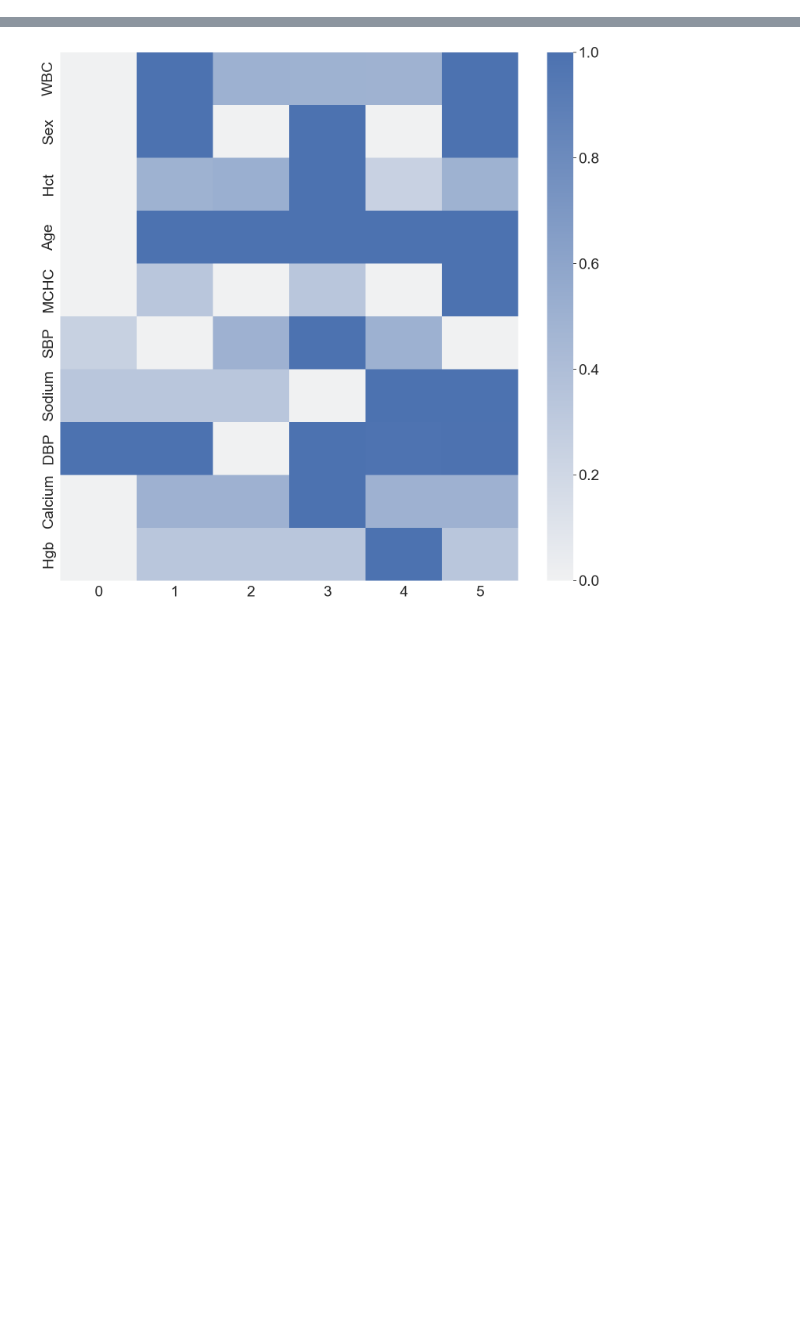
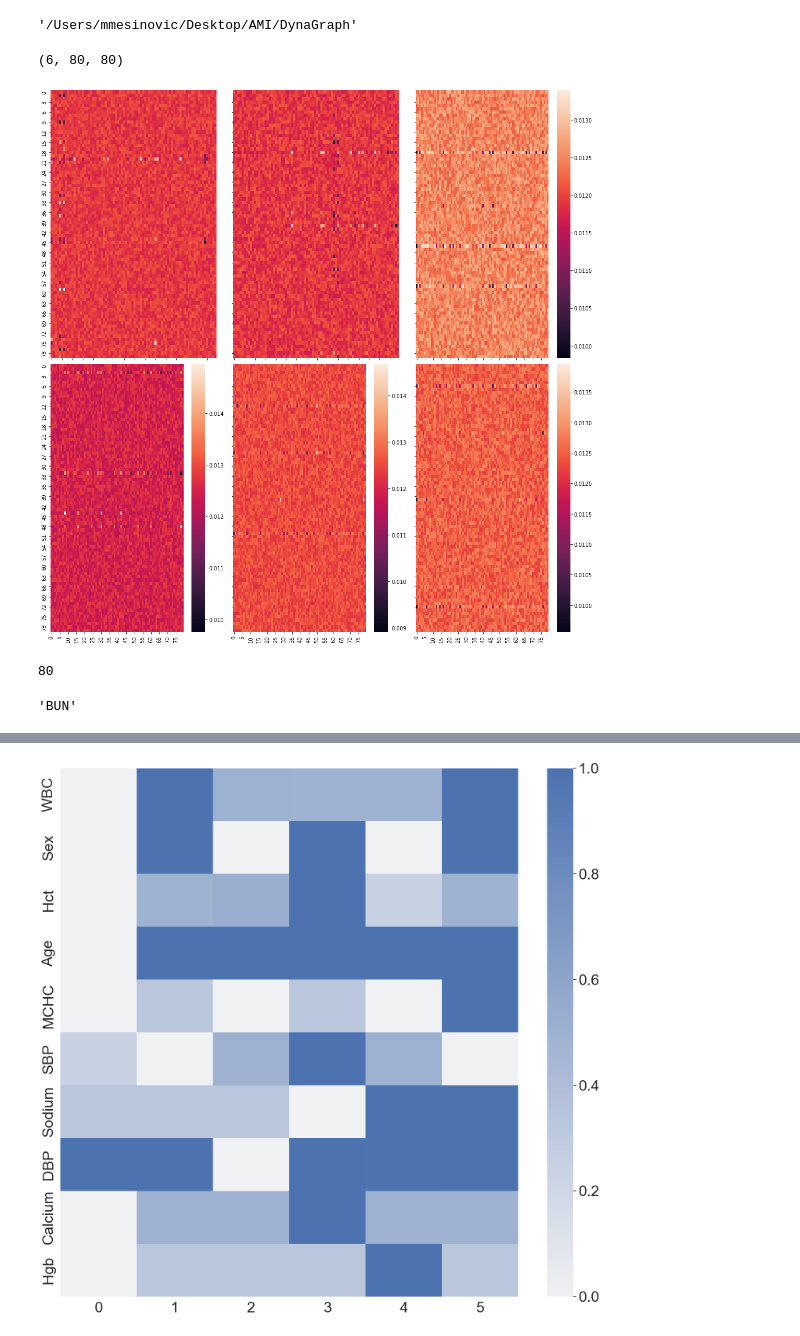
Before and after one commit to munibmesinovic/DynaGraph, a Jupyter notebook: Explainability_Figures.ipynb, the cells around one changed output, grey strips where cells are left out. Saved outputs shown, nothing was run; the diff lists cells and outputs as text; code cells hidden in the pictures; blank space fills up the shorter version.

```diff
--- a/Explainability_Figures.ipynb
+++ b/Explainability_Figures.ipynb
@@ -2,6 +2,28 @@
 import numpy as np
 import seaborn as sns
 import matplotlib.pyplot as plt
+# %%
+pwd
+# %% [output]
+'/Users/mmesinovic/Desktop/AMI/DynaGraph'
+# %%
+train = np.load('attention_scores_train.npy')
+# %%
+train.shape
+# %% [output]
+(6, 80, 80)
+# %%
+fig, axes = plt.subplots(2, 3, sharex=True, sharey=True, figsize=(15, 15))
+sns.heatmap(train[0, :, :], ax=axes[0, 0], cbar=False)
+sns.heatmap(train[1, :, :], ax=axes[0, 1], cbar=False)
+sns.heatmap(train[2, :, :], ax=axes[0, 2])
+sns.heatmap(train[3, :, :], ax=axes[1, 0])
+sns.heatmap(train[4, :, :], ax=axes[1, 1])
+sns.heatmap(train[5, :, :], ax=axes[1, 2])
+fig.tight_layout()
+plt.savefig('Explainability_Train.png', dpi=600)
+# %% [output]
+[figure, added]
 # %%
 features = ['predictedhospitalmortality', 'gender',
        'age', 'admissionheight', 'admissionweight', 'hour', 'teachingstatus',
@@ -36,7 +58,15 @@ features = ['predictedhospitalmortality', 'gender',
        'MCHC', 'MCV', 'RBC', 'WBC x 1000', 'calcium', 'chloride', 'creatinine',
        'glucose', 'platelets x 1000', 'potassium', 'sodium',
        'noninvasivesystolic', 'noninvasivediastolic', 'noninvasivemean']
+# %%
+len(features)
+# %% [output]
+80
 # %%
 labels = ['death', 'PAD', 'HF', 'ARR', 'AF']
 # %%
 features = list(set(features).difference(labels))
+# %%
+features[18]
+# %% [output]
+'BUN'
```
Also changed, not shown: parts of 27 cells of this notebook.
